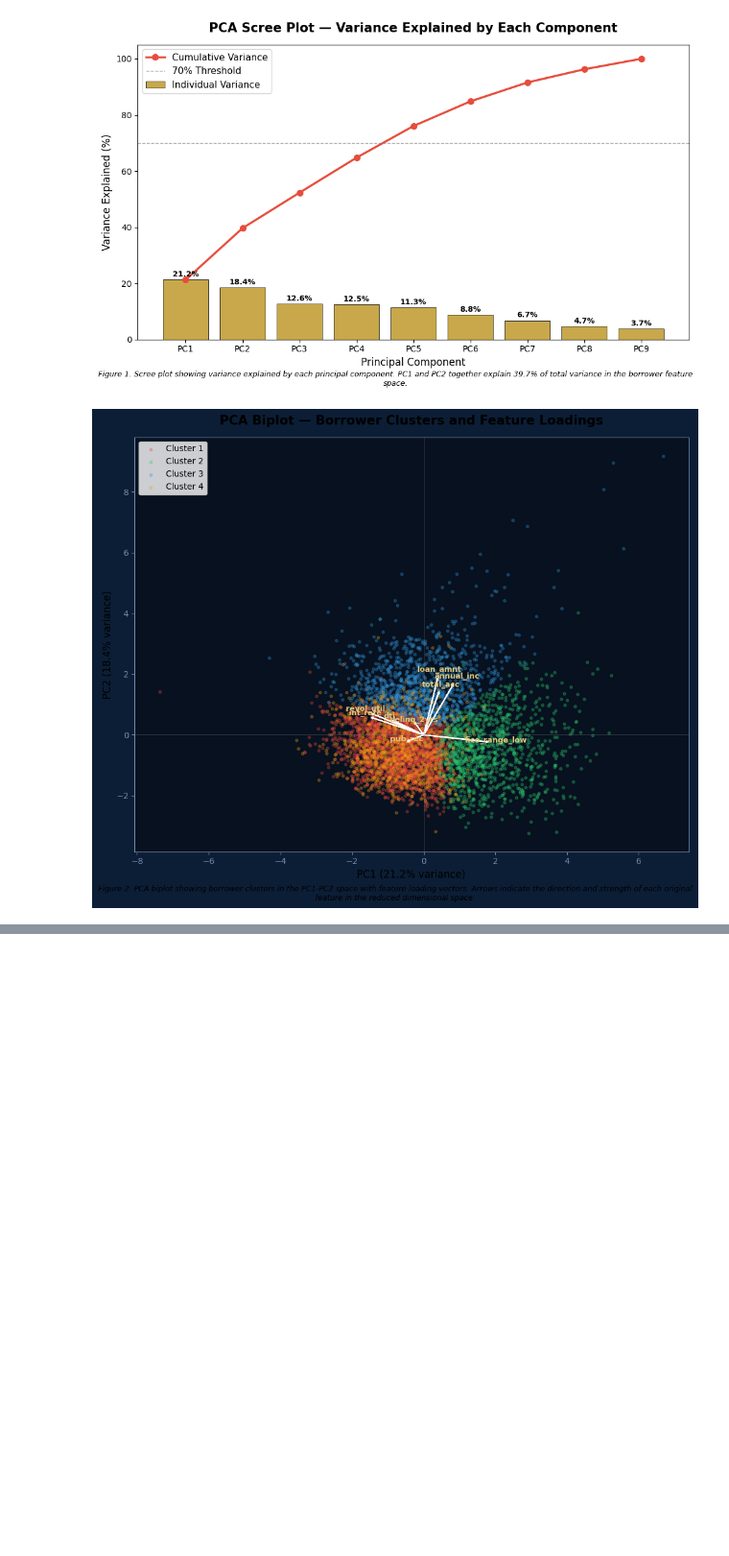
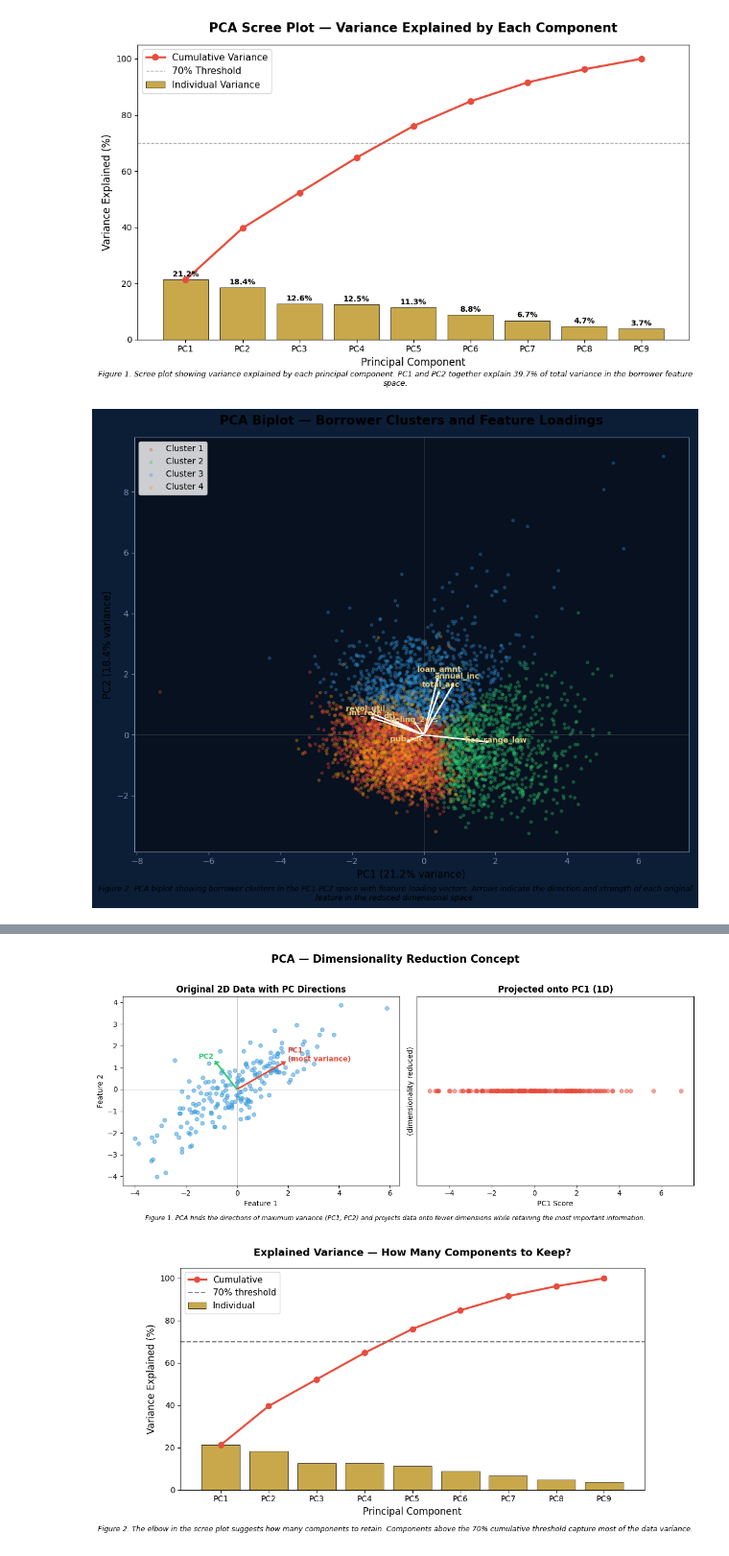
Before and after one commit to Srihari4589/Srihari4589.github.io, a Jupyter notebook: clustering.ipynb, the cells around one changed output, grey strips where cells are left out. Shown at 96% size. Cells and saved outputs as stored; diff of their text form; code cells hidden in the pictures; blank space fills up the shorter version.

```diff
--- a/clustering.ipynb
+++ b/clustering.ipynb
@@ -884,0 +955,58 @@ plt.show()
+# %%
+# PCA Overview Image 1 — PCA concept (high dim to low dim)
+fig, axes = plt.subplots(1, 2, figsize=(12, 5))
+
+np.random.seed(42)
+mean = [0, 0]
+cov = [[3, 2], [2, 2]]
+X_pca_demo = np.random.multivariate_normal(mean, cov, 200)
+
+axes[0].scatter(X_pca_demo[:, 0], X_pca_demo[:, 1], alpha=0.5, color='#3498db', s=30)
+axes[0].arrow(0, 0, 1.8, 1.2, head_width=0.15, head_length=0.1, fc='#e74c3c', ec='#e74c3c', linewidth=2)
+axes[0].arrow(0, 0, -0.8, 1.2, head_width=0.15, head_length=0.1, fc='#2ecc71', ec='#2ecc71', linewidth=2)
+axes[0].text(2.0, 1.3, 'PC1\n(most variance)', color='#e74c3c', fontsize=10, fontweight='bold')
+axes[0].text(-1.5, 1.4, 'PC2', color='#2ecc71', fontsize=10, fontweight='bold')
+axes[0].set_title('Original 2D Data with PC Directions', fontsize=12, fontweight='bold')
+axes[0].set_xlabel('Feature 1'); axes[0].set_ylabel('Feature 2')
+axes[0].axhline(0, color='gray', linewidth=0.5); axes[0].axvline(0, color='gray', linewidth=0.5)
+
+from sklearn.decomposition import PCA as PCA_demo
+pca_demo = PCA_demo(n_components=1)
+X_proj = pca_demo.fit_transform(X_pca_demo)
+axes[1].scatter(X_proj[:, 0], np.zeros_like(X_proj[:, 0]), alpha=0.5, color='#e74c3c', s=30)
+axes[1].set_title('Projected onto PC1 (1D)', fontsize=12, fontweight='bold')
+axes[1].set_xlabel('PC1 Score'); axes[1].set_yticks([])
+axes[1].set_ylabel('(dimensionality reduced)')
+
+plt.suptitle('PCA — Dimensionality Reduction Concept', fontsize=15, fontweight='bold', y=1.02)
+plt.figtext(0.5, -0.02,
+            'Figure 1. PCA finds the directions of maximum variance (PC1, PC2) and projects '
+            'data onto fewer dimensions while retaining the most important information.',
+            ha='center', fontsize=9, style='italic')
+plt.tight_layout()
+plt.savefig('pca_overview1.png', dpi=150, bbox_inches='tight')
+plt.show()
+
+# PCA Overview Image 2 — Explained variance concept
+fig, ax = plt.subplots(figsize=(9, 5))
+components = ['PC1', 'PC2', 'PC3', 'PC4', 'PC5', 'PC6', 'PC7', 'PC8', 'PC9']
+variances = [21.2, 18.4, 12.6, 12.5, 11.3, 8.8, 6.7, 4.7, 3.7]
+cumulative = np.cumsum(variances)
+
+ax.bar(components, variances, color='#c8a84b', edgecolor='black', linewidth=0.5, label='Individual')
+ax.plot(components, cumulative, color='#e74c3c', marker='o', linewidth=2.5, markersize=7, label='Cumulative')
+ax.axhline(y=70, color='gray', linestyle='--', linewidth=1.5, label='70% threshold')
+ax.set_title('Explained Variance — How Many Components to Keep?', fontsize=13, fontweight='bold', pad=15)
+ax.set_xlabel('Principal Component', fontsize=12)
+ax.set_ylabel('Variance Explained (%)', fontsize=12)
+ax.legend(fontsize=11)
+plt.figtext(0.5, -0.02,
+            'Figure 2. The elbow in the scree plot suggests how many components to retain. '
+            'Components above the 70% cumulative threshold capture most of the data variance.',
+            ha='center', fontsize=9, style='italic')
+plt.tight_layout()
+plt.savefig('pca_overview2.png', dpi=150, bbox_inches='tight')
+plt.show()
+# %% [output]
+[figure, added]
+[figure, added]
```
Also changed, not shown: parts of 3 cells of this notebook.
